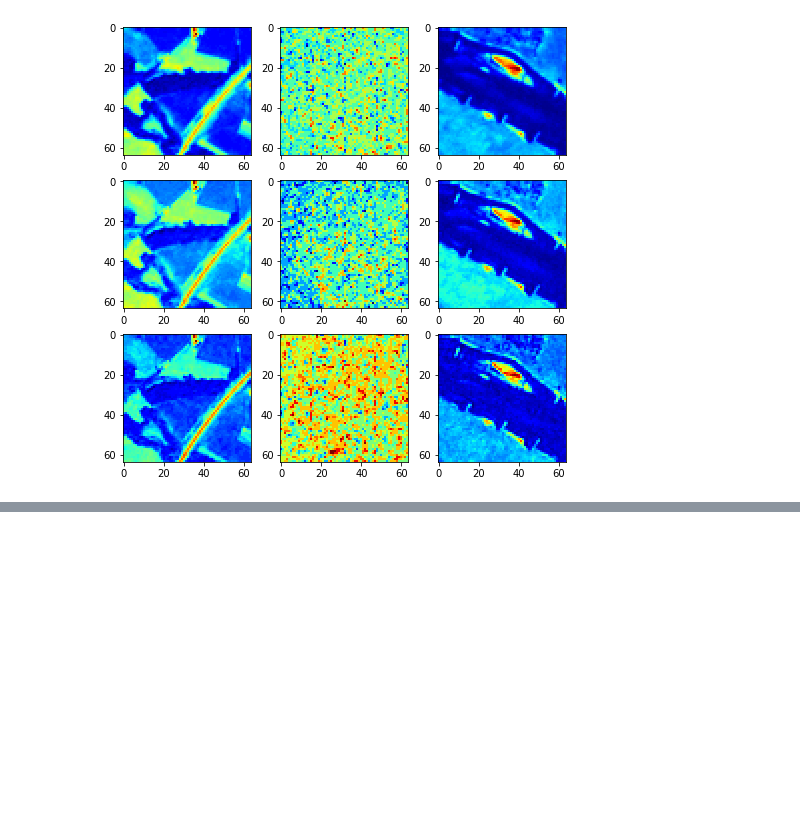
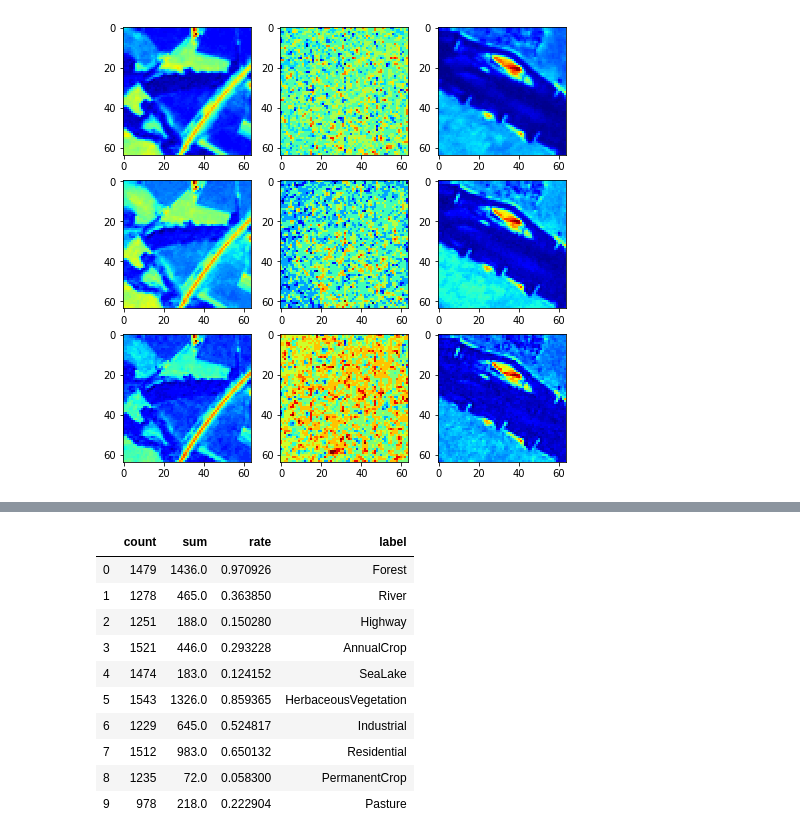
Before and after one commit to asrenninger/sensing, a Jupyter notebook: python/eurotest.ipynb, the cells around one changed output, grey strips where cells are left out. Cells and saved outputs as stored; diff of their text form; code cells hidden in the pictures; blank space fills up the shorter version.

```diff
--- a/python/eurotest.ipynb
+++ b/python/eurotest.ipynb
@@ -393,0 +395,24 @@ Test accuracy:  0.10955555737018585
+# %%
+model = Sequential()
+
+model.add(Conv2D(32, (3, 3), padding = 'same', input_shape = mat.shape[1:], activation = 'relu'))
+model.add(MaxPooling2D(pool_size = (2, 2)))
+model.add(Dropout(0.25))
+
+model.add(Conv2D(32, (3, 3), padding = 'same', activation = 'relu'))
+model.add(MaxPooling2D(pool_size = (2, 2)))
+model.add(Dropout(0.25))
+
+model.add(Conv2D(32, (3, 3), padding = 'same', activation = 'relu'))
+model.add(MaxPooling2D(pool_size = (2, 2)))
+model.add(Dropout(0.25))
+
+model.add(Conv2D(32, (10, 10), padding = 'same', activation = 'relu'))
+model.add(MaxPooling2D(pool_size = (2, 2)))
+model.add(Dropout(0.25))
+
+model.add(Flatten())
+model.add(Dense(512, activation = 'relu'))
+model.add(Dropout(0.5))
+
+model.add(Dense(num_classes, activation = 'softmax'))
@@ -393,0 +455,20 @@ Test accuracy:  0.10955555737018585
+# %%
+y_real = np.argmax(y_test, axis = 1)
+y_pred = model.predict_classes(X_test)
+
+score = y_real == y_pred
+
+scoreboard = pd.DataFrame({"real": y_real, "score": score}).groupby(["real"], as_index = False).agg({"score": ['count', 'sum']})
+scoreboard.score.assign(rate = df['sum'] / df['count']).assign(label = labels[1])
+# %% [output]
+|  | count | sum | rate | label |
+| 0 | 1479 | 1436.0 | 0.970926 | Forest |
+| 1 | 1278 | 465.0 | 0.363850 | River |
+| 2 | 1251 | 188.0 | 0.150280 | Highway |
+| 3 | 1521 | 446.0 | 0.293228 | AnnualCrop |
+| 4 | 1474 | 183.0 | 0.124152 | SeaLake |
+| 5 | 1543 | 1326.0 | 0.859365 | HerbaceousVegetation |
+| 6 | 1229 | 645.0 | 0.524817 | Industrial |
+| 7 | 1512 | 983.0 | 0.650132 | Residential |
+| 8 | 1235 | 72.0 | 0.058300 | PermanentCrop |
+| 9 | 978 | 218.0 | 0.222904 | Pasture |
```
Also changed, not shown: parts of 12 cells of this notebook.
